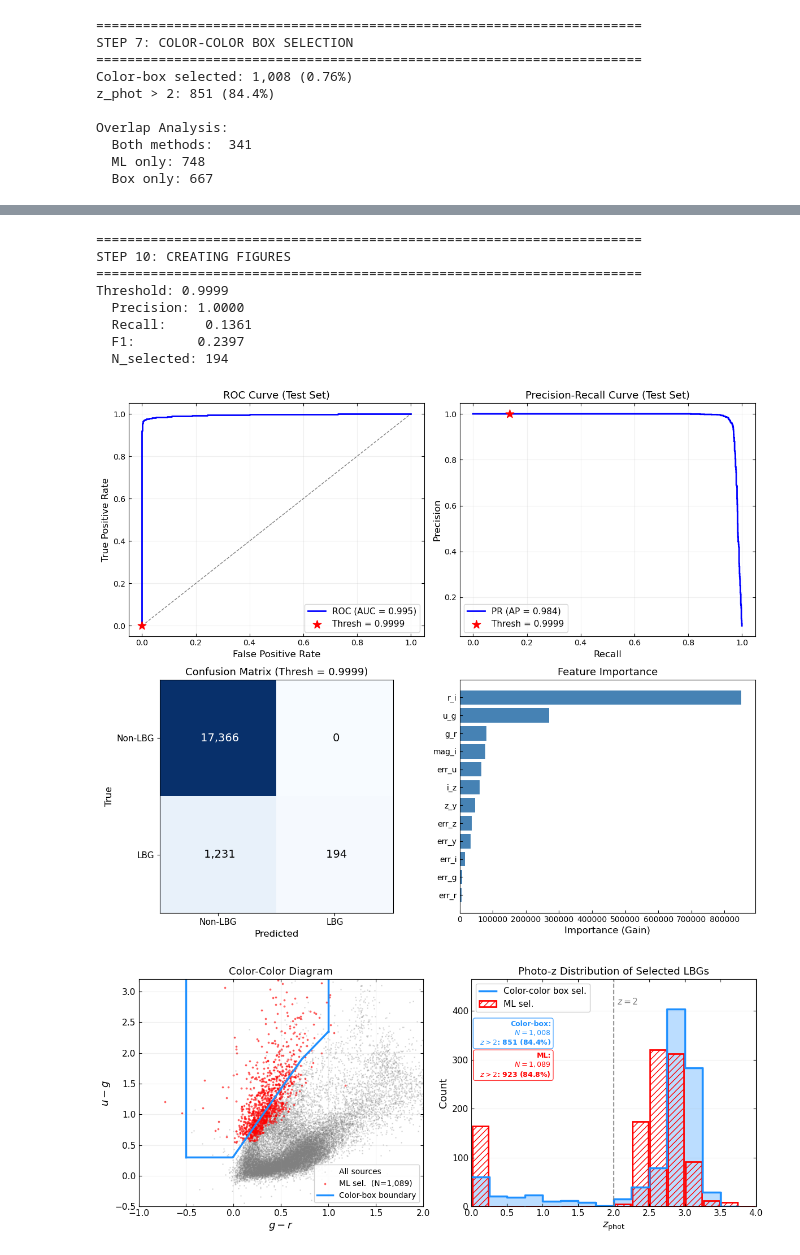
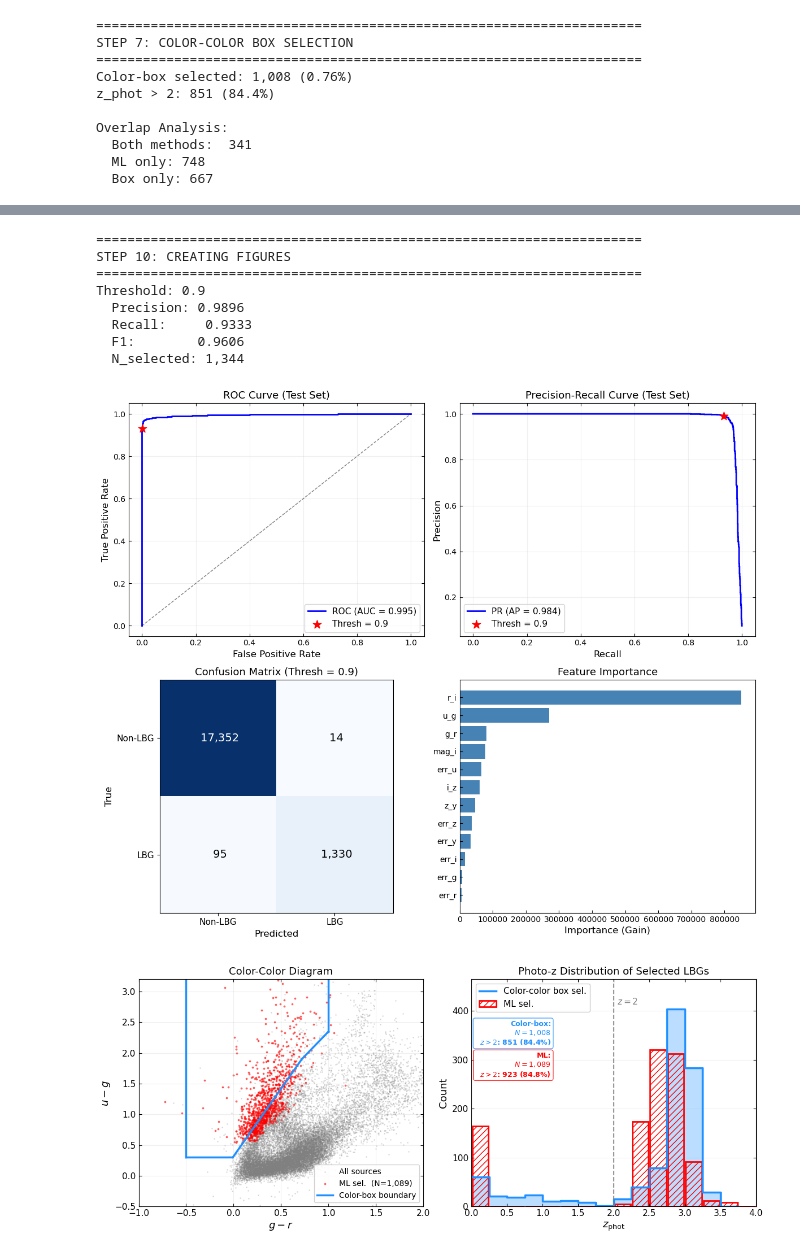
Before and after one commit to Zireael-Rhena/Target_Selection_Based_on_Photometric_Data, a Jupyter notebook: COSMOS_model_training.ipynb, the cells around one changed output, grey strips where cells are left out. Saved outputs shown, nothing was run; the diff lists cells and outputs as text; code cells hidden in the pictures.

Commit message:
Change threshold for classification to 0.9.

```diff
--- a/COSMOS_model_training.ipynb
+++ b/COSMOS_model_training.ipynb
@@ -2021,7 +2021,7 @@ print("STEP 10: CREATING FIGURES")
 print("=" * 70)
 
 # Define threshold
-PROB_THRESH = prob_thresh
+PROB_THRESH = 0.9
 
 # Predictions at chosen threshold
 y_test_class = (y_test_pred >= PROB_THRESH).astype(int)
@@ -2080,39 +2080,39 @@ ax.grid(True, alpha=0.2)
 ax = axes1[1, 0]
 cm = confusion_matrix(y_test, y_test_class)
 im = ax.imshow(cm, cmap='Blues')
 ax.set_xticks([0, 1])
 ax.set_yticks([0, 1])
 ax.set_xticklabels(['Non-LBG', 'LBG'], fontsize=11)
 ax.set_yticklabels(['Non-LBG', 'LBG'], fontsize=11)
 ax.set_xlabel('Predicted', fontsize=12)
 ax.set_ylabel('True', fontsize=12)
 ax.set_title(f'Confusion Matrix (Thresh = {PROB_THRESH})', fontsize=13)
 for i in range(2):
     for j in range(2):
         ax.text(j, i, f'{cm[i, j]: ,}', ha='center', va='center', fontsize=14,
                 color='white' if cm[i, j] > cm. max()/2 else 'black')
 
 # (d) Feature Importance
 ax = axes1[1, 1]
 importance_sorted = importance.sort_values('importance', ascending=True)
 ax.barh(importance_sorted['feature'], importance_sorted['importance'], color='steelblue')
 ax.set_xlabel('Importance (Gain)', fontsize=12)
 ax.set_title('Feature Importance', fontsize=13)
 ax.tick_params(axis='both', labelsize=10, direction='in')
 
 plt.tight_layout()
 plt.savefig('../images/model_evaluation_planB.png', dpi=600, bbox_inches='tight')
 plt.show()
 # %% [output]
 ======================================================================
 STEP 10: CREATING FIGURES
 ======================================================================
-Threshold: 0.9999
-  Precision: 1.0000
-  Recall:     0.1361
-  F1:        0.2397
-  N_selected: 194
+Threshold: 0.9
+  Precision: 0.9896
+  Recall:     0.9333
+  F1:        0.9606
+  N_selected: 1,344
-[figure, old version]
+[figure, new version]
 # %%
 # -----------------------------------------------------------------------------
 # Figure 2: ML vs Color-Box Comparison
```
Also changed, not shown: parts of 1 cell of this notebook.
